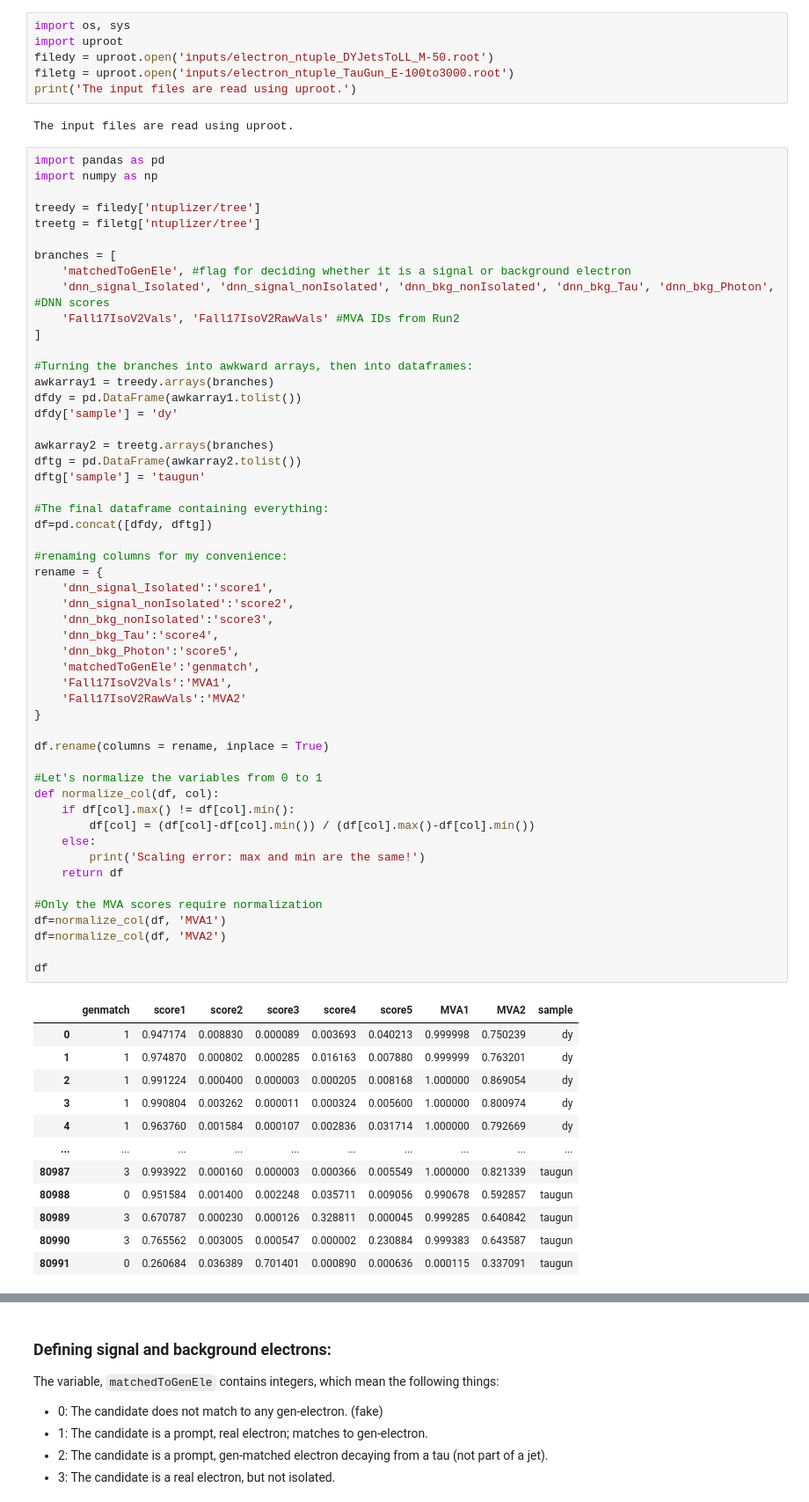
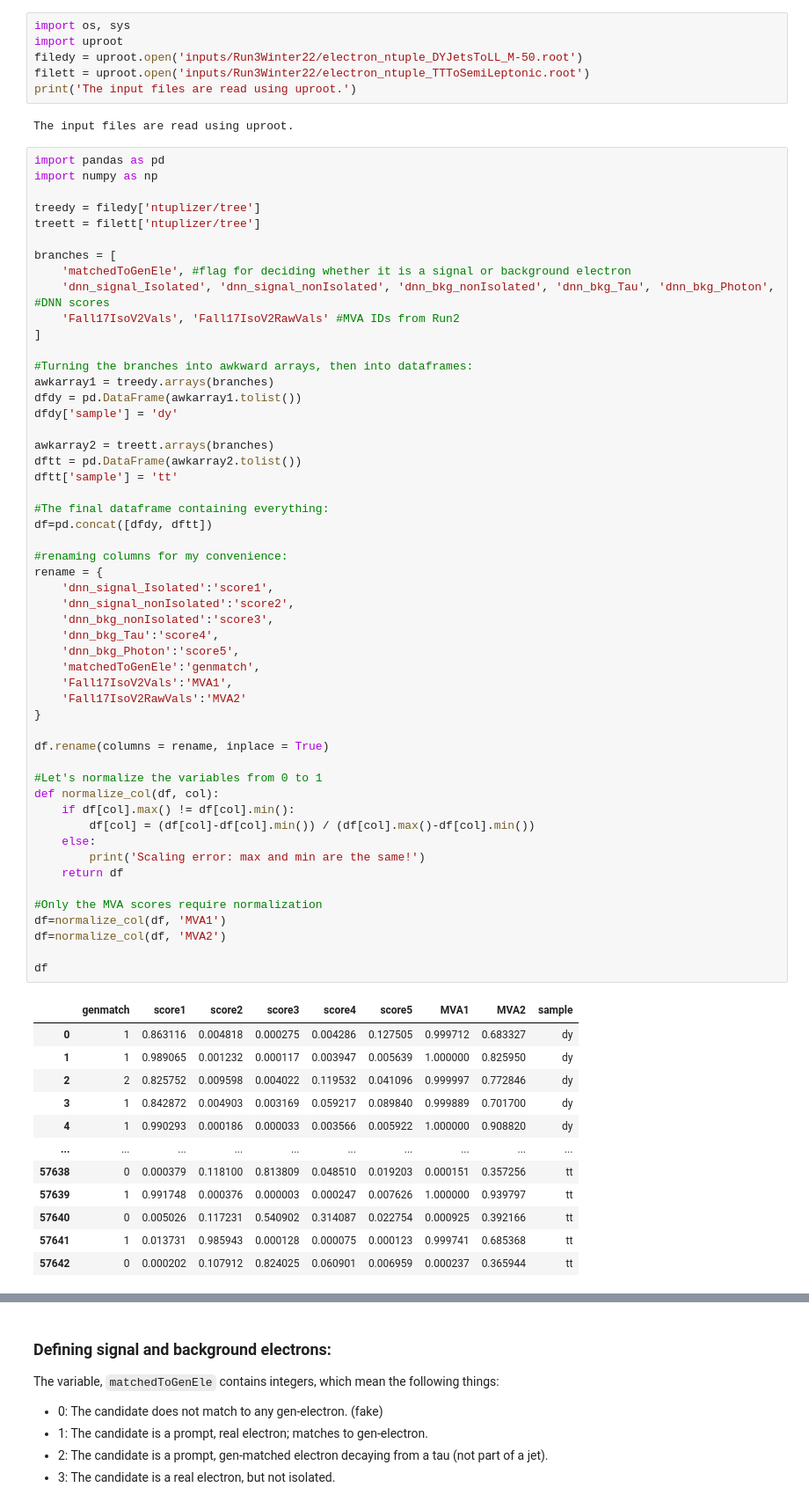
Before and after one commit to phazarik/Electron-DNN-ID-study, a Jupyter notebook: dnn_electron_id.ipynb, the cells around one changed output, grey strips where cells are left out. Shown at 88% size. Saved outputs shown, nothing was run; the diff lists cells and outputs as text.

```diff
--- a/dnn_electron_id.ipynb
+++ b/dnn_electron_id.ipynb
@@ -29,8 +29,8 @@ The DNN-ID is given to a candidate if `dnn_signal_Isolated + dnn_signal_nonIsola
 # %%
 import os, sys
 import uproot
-filedy = uproot.open('inputs/electron_ntuple_DYJetsToLL_M-50.root')
-filetg = uproot.open('inputs/electron_ntuple_TauGun_E-100to3000.root')
+filedy = uproot.open('inputs/Run3Winter22/electron_ntuple_DYJetsToLL_M-50.root')
+filett = uproot.open('inputs/Run3Winter22/electron_ntuple_TTToSemiLeptonic.root')
 print('The input files are read using uproot.')
 # %% [output]
 The input files are read using uproot.
@@ -39,7 +39,7 @@ import pandas as pd
 import numpy as np
 
 treedy = filedy['ntuplizer/tree']
-treetg = filetg['ntuplizer/tree']
+treett = filett['ntuplizer/tree']
 
 branches = [
     'matchedToGenEle', #flag for deciding whether it is a signal or background electron
@@ -52,50 +52,50 @@ awkarray1 = treedy.arrays(branches)
 dfdy = pd.DataFrame(awkarray1.tolist())
 dfdy['sample'] = 'dy'
 
-awkarray2 = treetg.arrays(branches)
-dftg = pd.DataFrame(awkarray2.tolist())
-dftg['sample'] = 'taugun'
+awkarray2 = treett.arrays(branches)
+dftt = pd.DataFrame(awkarray2.tolist())
+dftt['sample'] = 'tt'
 
 #The final dataframe containing everything:
-df=pd.concat([dfdy, dftg])
+df=pd.concat([dfdy, dftt])
 
 #renaming columns for my convenience:
 rename = {
     'dnn_signal_Isolated':'score1',
     'dnn_signal_nonIsolated':'score2',
     'dnn_bkg_nonIsolated':'score3',
     'dnn_bkg_Tau':'score4',
     'dnn_bkg_Photon':'score5',
     'matchedToGenEle':'genmatch',
     'Fall17IsoV2Vals':'MVA1',
     'Fall17IsoV2RawVals':'MVA2'
 }
 
 df.rename(columns = rename, inplace = True)
 
 #Let's normalize the variables from 0 to 1
 def normalize_col(df, col):
     if df[col].max() != df[col].min():
         df[col] = (df[col]-df[col].min()) / (df[col].max()-df[col].min())
     else:
         print('Scaling error: max and min are the same!')
     return df
 
 #Only the MVA scores require normalization
 df=normalize_col(df, 'MVA1')
 df=normalize_col(df, 'MVA2')
 
 df
 # %% [output]
 |  | genmatch | score1 | score2 | score3 | score4 | score5 | MVA1 | MVA2 | sample |
-| 0 | 1 | 0.947174 | 0.008830 | 0.000089 | 0.003693 | 0.040213 | 0.999998 | 0.750239 | dy |
-| 1 | 1 | 0.974870 | 0.000802 | 0.000285 | 0.016163 | 0.007880 | 0.999999 | 0.763201 | dy |
-| 2 | 1 | 0.991224 | 0.000400 | 0.000003 | 0.000205 | 0.008168 | 1.000000 | 0.869054 | dy |
-| 3 | 1 | 0.990804 | 0.003262 | 0.000011 | 0.000324 | 0.005600 | 1.000000 | 0.800974 | dy |
-| 4 | 1 | 0.963760 | 0.001584 | 0.000107 | 0.002836 | 0.031714 | 1.000000 | 0.792669 | dy |
+| 0 | 1 | 0.863116 | 0.004818 | 0.000275 | 0.004286 | 0.127505 | 0.999712 | 0.683327 | dy |
+| 1 | 1 | 0.989065 | 0.001232 | 0.000117 | 0.003947 | 0.005639 | 1.000000 | 0.825950 | dy |
+| 2 | 2 | 0.825752 | 0.009598 | 0.004022 | 0.119532 | 0.041096 | 0.999997 | 0.772846 | dy |
+| 3 | 1 | 0.842872 | 0.004903 | 0.003169 | 0.059217 | 0.089840 | 0.999889 | 0.701700 | dy |
+| 4 | 1 | 0.990293 | 0.000186 | 0.000033 | 0.003566 | 0.005922 | 1.000000 | 0.908820 | dy |
 | ... | ... | ... | ... | ... | ... | ... | ... | ... | ... |
-| 80987 | 3 | 0.993922 | 0.000160 | 0.000003 | 0.000366 | 0.005549 | 1.000000 | 0.821339 | taugun |
-| 80988 | 0 | 0.951584 | 0.001400 | 0.002248 | 0.035711 | 0.009056 | 0.990678 | 0.592857 | taugun |
-| 80989 | 3 | 0.670787 | 0.000230 | 0.000126 | 0.328811 | 0.000045 | 0.999285 | 0.640842 | taugun |
-| 80990 | 3 | 0.765562 | 0.003005 | 0.000547 | 0.000002 | 0.230884 | 0.999383 | 0.643587 | taugun |
-| 80991 | 0 | 0.260684 | 0.036389 | 0.701401 | 0.000890 | 0.000636 | 0.000115 | 0.337091 | taugun |
+| 57638 | 0 | 0.000379 | 0.118100 | 0.813809 | 0.048510 | 0.019203 | 0.000151 | 0.357256 | tt |
+| 57639 | 1 | 0.991748 | 0.000376 | 0.000003 | 0.000247 | 0.007626 | 1.000000 | 0.939797 | tt |
+| 57640 | 0 | 0.005026 | 0.117231 | 0.540902 | 0.314087 | 0.022754 | 0.000925 | 0.392166 | tt |
+| 57641 | 1 | 0.013731 | 0.985943 | 0.000128 | 0.000075 | 0.000123 | 0.999741 | 0.685368 | tt |
+| 57642 | 0 | 0.000202 | 0.107912 | 0.824025 | 0.060901 | 0.006959 | 0.000237 | 0.365944 | tt |
```
Also changed, not shown: parts of 7 cells of this notebook, 8 other files.
